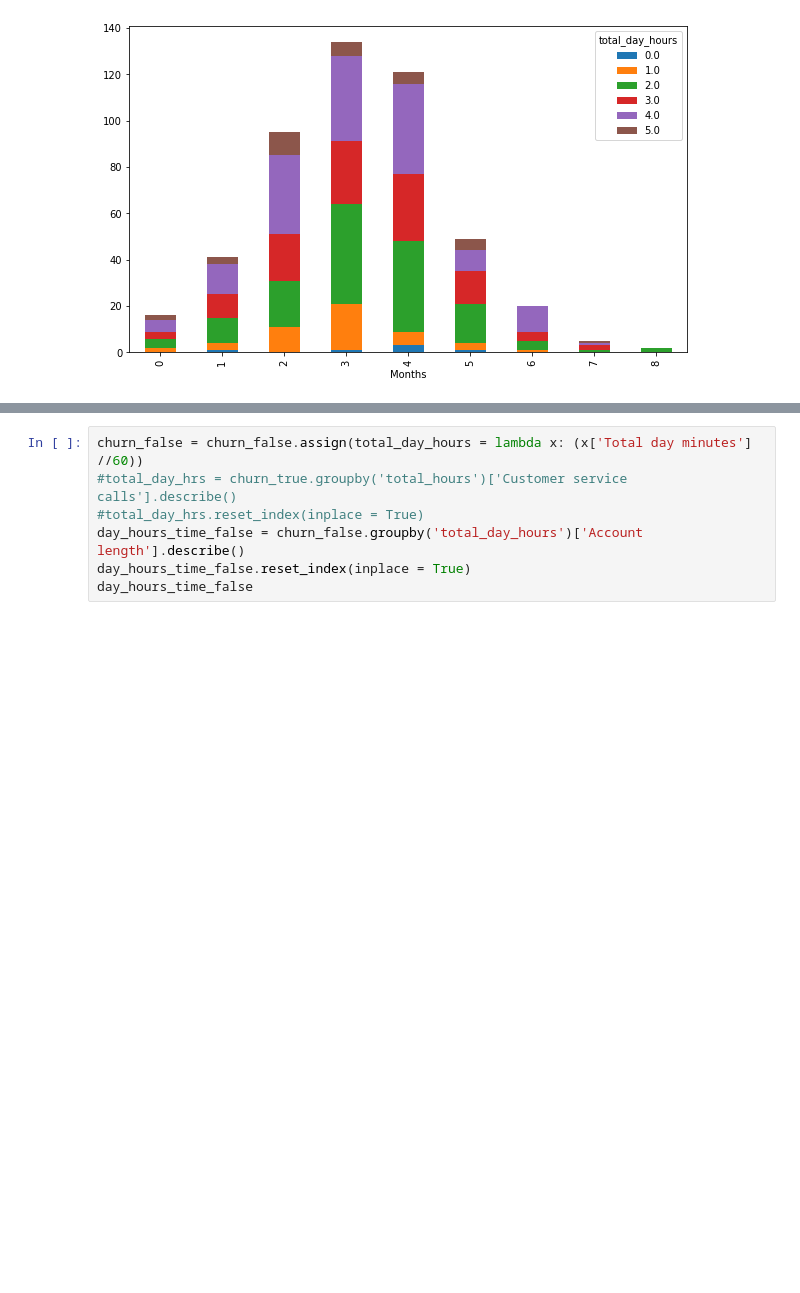
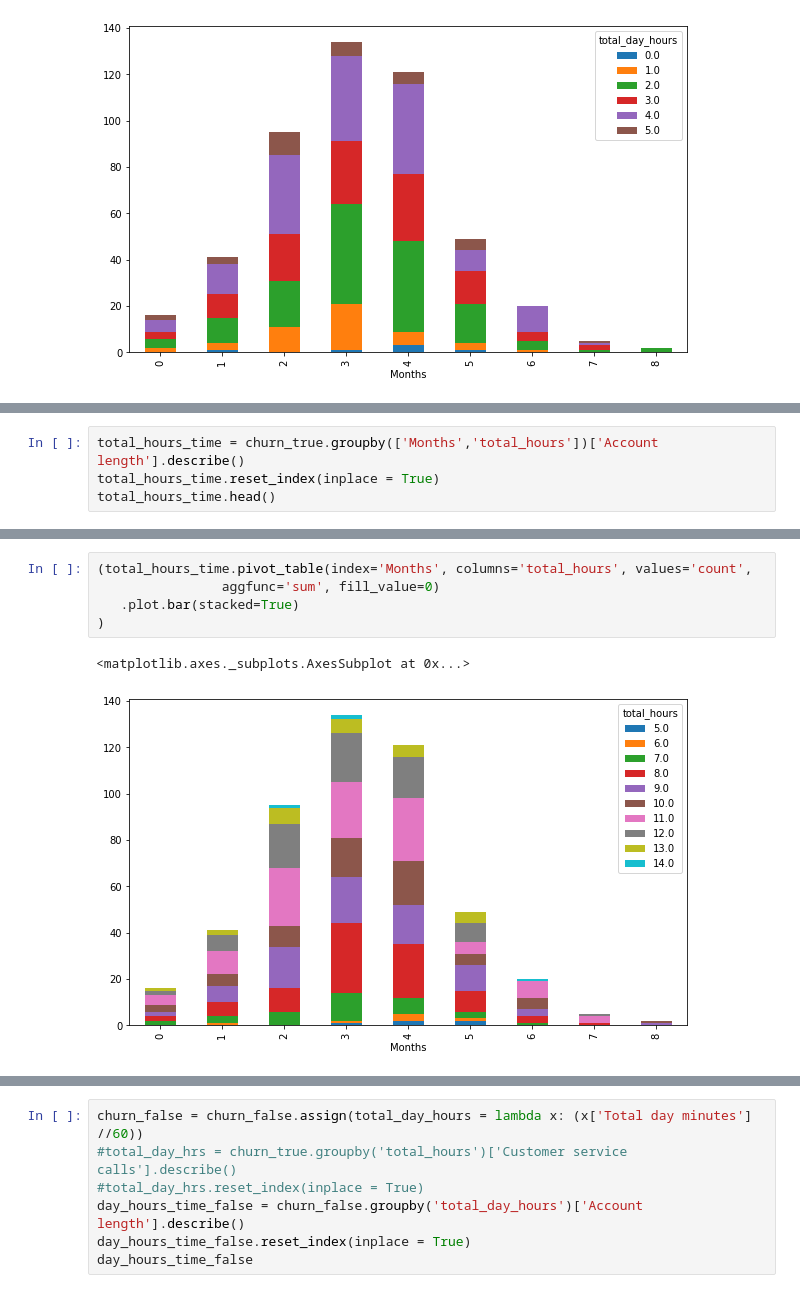
Before and after one commit to nitesh-singh-datascience/team-power-telecom-churn-analysis, a Jupyter notebook: Telecom_Churn_Analysis_Capstone_Project.ipynb, the cells around one changed output, grey strips where cells are left out. Saved outputs shown, nothing was run; the diff lists cells and outputs as text; blank space fills up the shorter version.

```diff
--- a/Telecom_Churn_Analysis_Capstone_Project.ipynb
+++ b/Telecom_Churn_Analysis_Capstone_Project.ipynb
@@ -585,0 +735,4 @@ day_hours_time
+# %%
+total_hours_time = churn_true.groupby(['Months','total_hours'])['Account length'].describe()
+total_hours_time.reset_index(inplace = True)
+total_hours_time.head()
@@ -585,0 +748,8 @@ day_hours_time
+# %%
+(total_hours_time.pivot_table(index='Months', columns='total_hours', values='count',
+                aggfunc='sum', fill_value=0)
+   .plot.bar(stacked=True)
+)
+# %% [output]
+<matplotlib.axes._subplots.AxesSubplot at 0x...>
+[figure, added]
```
Also changed, not shown: parts of 100 cells of this notebook.
